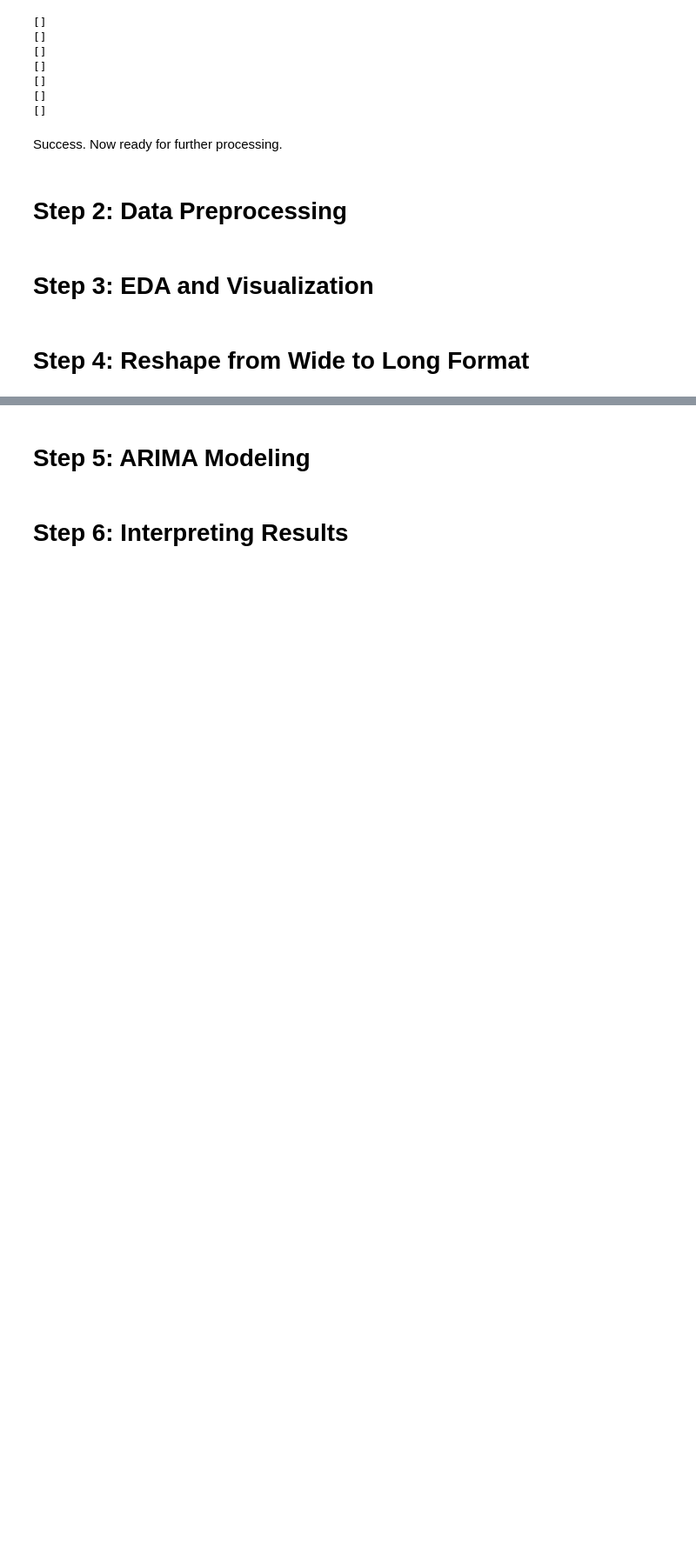
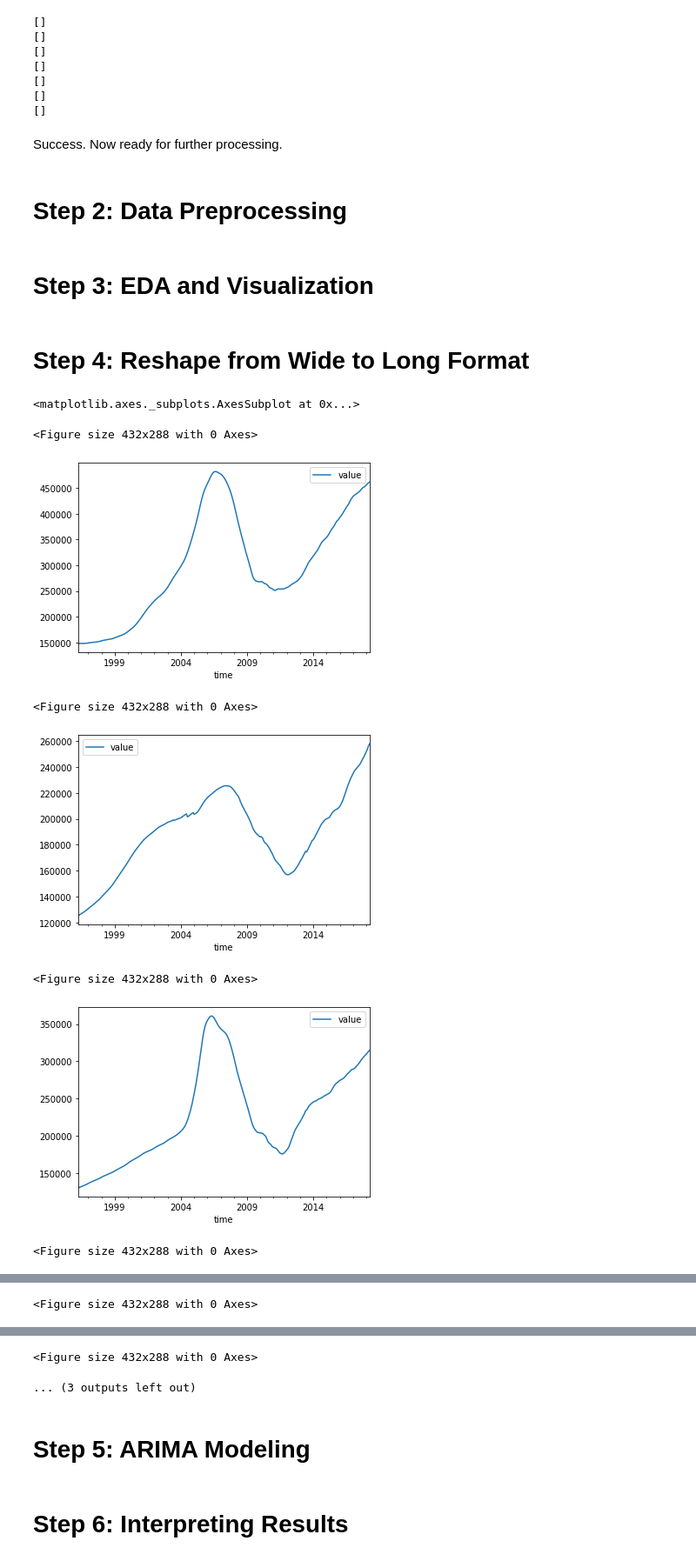
Before and after one commit to daveajstearns/mod4_project, a Jupyter notebook: starter_notebook.ipynb, the cells around one changed output, grey strips where cells are left out. Shown: that part at 87% size. Cells and saved outputs as stored; diff of their text form; code cells hidden in the pictures; blank space fills up the shorter version.

```diff
--- a/starter_notebook.ipynb
+++ b/starter_notebook.ipynb
@@ -138,10 +138,10 @@ selected.sort_values(['City','State'])
 144 rows × 272 columns
 # %%
 # After noting the value counts for cities in the Metro areas
-# I found out that if the value counts is greater than 2
+# I found out that if the value counts is greater than 4
 # The city was from the right state
 # This takes care of those duplicate city names
-selected = selected.groupby('Metro').filter(lambda x: len(x)>2)
+selected = selected.groupby('Metro').filter(lambda x: len(x)>4)
 # %%
 selected['Metro'].value_counts()
 # %% [output]
@@ -297,0 +313,4 @@ huntsville = selected[selected['metro'] == 'Huntsville']
+# %%
+# The remaining entries from other states with same metro names need to be removed
+austin = austin[austin['state'] == 'TX']
+huntsville = huntsville[huntsville['state'] == 'AL']
@@ -453,3 +480,27 @@ baltimore = melt_data(baltimore)
 austin = melt_data(austin)
 raleigh = melt_data(raleigh)
 huntsville = melt_data(huntsville)
+# %%
+plt.figure(24)
+miami.plot()
+plt.figure()
+atlanta.plot()
+plt.figure()
+phoenix.plot()
+plt.figure()
+baltimore.plot()
+plt.figure()
+austin.plot()
+plt.figure()
+raleigh.plot()
+plt.figure()
+huntsville.plot()
+# %% [output]
+<matplotlib.axes._subplots.AxesSubplot at 0x...>
+<Figure size 432x288 with 0 Axes>
+[figure, added]
+<Figure size 432x288 with 0 Axes>
+[figure, added]
+<Figure size 432x288 with 0 Axes>
+[figure, added]
+<Figure size 432x288 with 0 Axes>
@@ -455,0 +508 @@ huntsville = melt_data(huntsville)
+<Figure size 432x288 with 0 Axes>
@@ -456,3 +510,5 @@ huntsville = melt_data(huntsville)
+<Figure size 432x288 with 0 Axes>
+... (3 outputs left out)
 # %% [markdown]
 # Step 5: ARIMA Modeling
 # %% [markdown]
```
Also changed, not shown: parts of 6 cells of this notebook.
